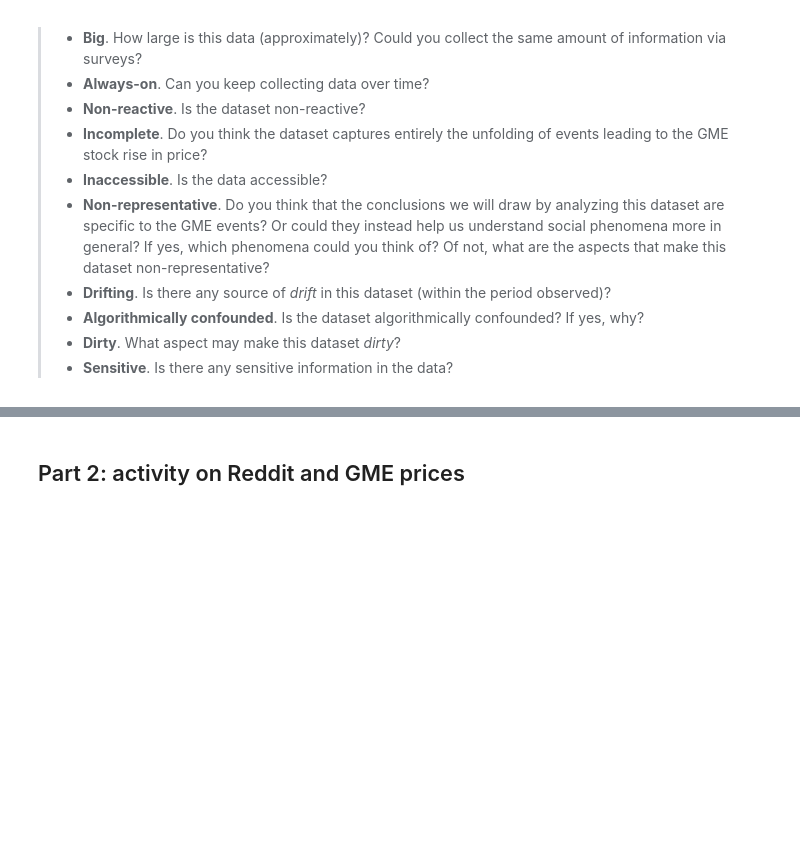
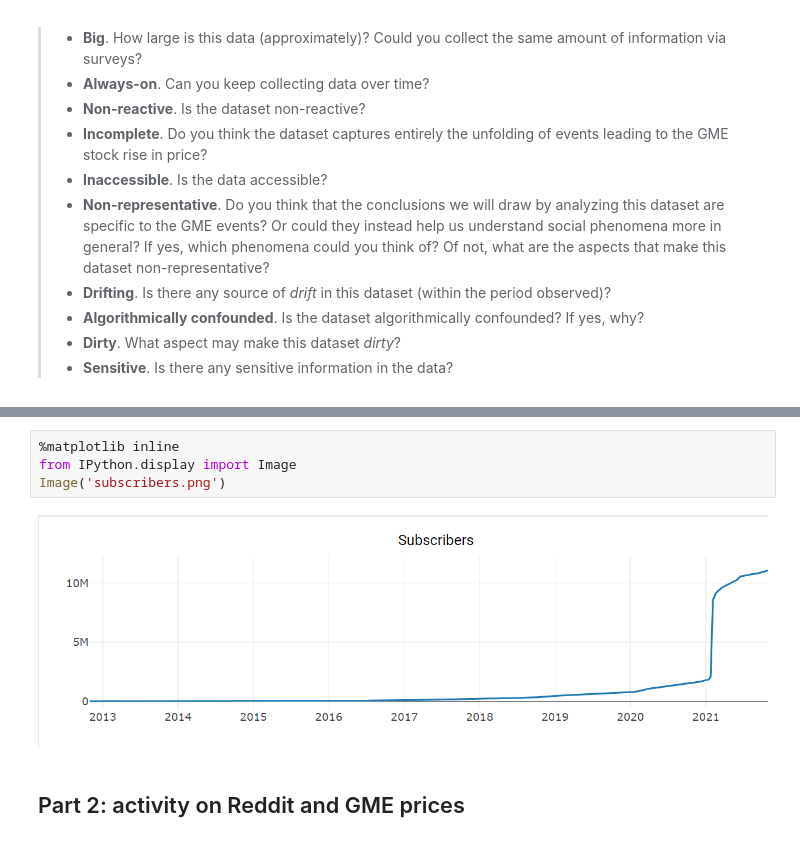
Before and after one commit to almafaz/CSSAssignments, a Jupyter notebook: Assignment1.ipynb, the cells around one changed output, grey strips where cells are left out. Cells and saved outputs as stored; diff of their text form; blank space fills up the shorter version.

Commit message:
wallstreetbet subscriber graph and all of the *insights* and *thoughts*

```diff
--- a/Assignment1.ipynb
+++ b/Assignment1.ipynb
@@ -30,5 +30,11 @@ _Ten characteristics of Big Data._ Consider the dataset you have collected in We
 - In terms of dirtyness in the data, the text needs to be cleaned up to understand it. It also takes a lot of processing to get the comments linked to the posts.
 - In terms of sensitivity, peoples opinions on GMEs might be somewhat sensitive since it can be controversial, but all of the data is publically displayed online where you can easily find it, so the users commenting knows this and the data is not any more sensitive than comments on other forums.
+# %%
+%matplotlib inline
+from IPython.display import Image
+Image('subscribers.png')
+# %% [output]
+[figure, added]
 # %% [markdown]
 ## Part 2: activity on Reddit and GME prices
 # %% [markdown]
```
Also changed, not shown: parts of 8 cells of this notebook, 1 other file.
